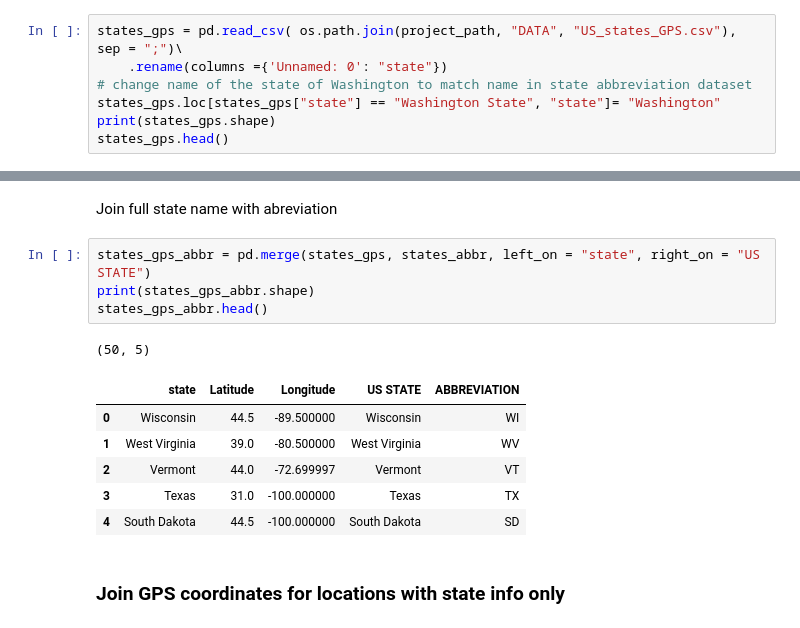
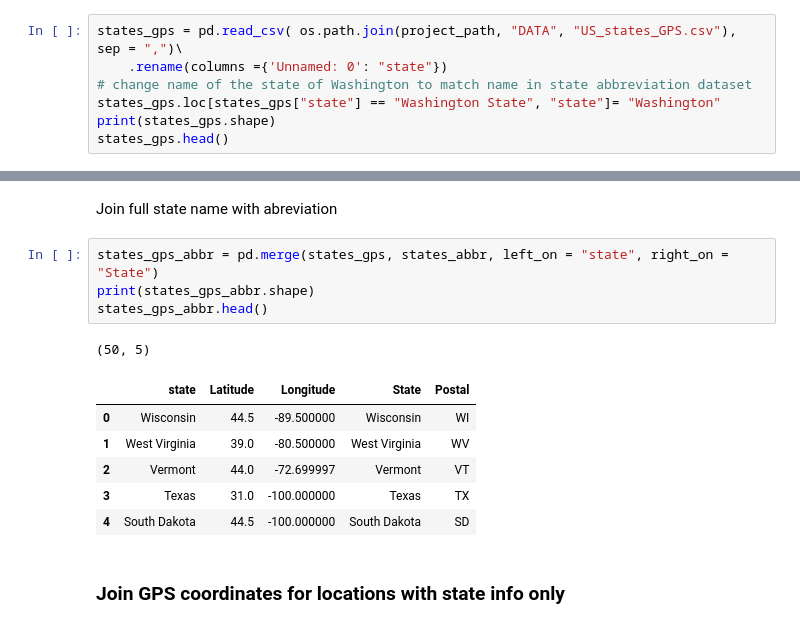
Before and after one commit to severine-baudry/capstone_data_engineer, a Jupyter notebook: NYT_to_gazetter.ipynb, the cells around one changed output, grey strips where cells are left out. Saved outputs shown, nothing was run; the diff lists cells and outputs as text.

```diff
--- a/NYT_to_gazetter.ipynb
+++ b/NYT_to_gazetter.ipynb
@@ -196,7 +199,7 @@ There are 2 cases :
 ### Read gps coordinates for all states
 GPS coordinates from https://www.latlong.net/category/states-236-14.html
 # %%
-states_gps = pd.read_csv( os.path.join(project_path, "DATA", "US_states_GPS.csv"), sep = ";")\
+states_gps = pd.read_csv( os.path.join(project_path, "DATA", "US_states_GPS.csv"), sep = ",")\
     .rename(columns ={'Unnamed: 0': "state"})
 # change name of the state of Washington to match name in state abbreviation dataset
 states_gps.loc[states_gps["state"] == "Washington State", "state"]= "Washington"
@@ -227,12 +230,12 @@ states_abbr.head()
 # %% [markdown]
 Join full state name with abreviation
 # %%
-states_gps_abbr = pd.merge(states_gps, states_abbr, left_on = "state", right_on = "US STATE")
+states_gps_abbr = pd.merge(states_gps, states_abbr, left_on = "state", right_on = "State")
 print(states_gps_abbr.shape)
 states_gps_abbr.head()
 # %% [output]
 (50, 5)
-|  | state | Latitude | Longitude | US STATE | ABBREVIATION |
+|  | state | Latitude | Longitude | State | Postal |
 | 0 | Wisconsin | 44.5 | -89.500000 | Wisconsin | WI |
 | 1 | West Virginia | 39.0 | -80.500000 | West Virginia | WV |
 | 2 | Vermont | 44.0 | -72.699997 | Vermont | VT |
```
Also changed, not shown: parts of 21 cells of this notebook.
